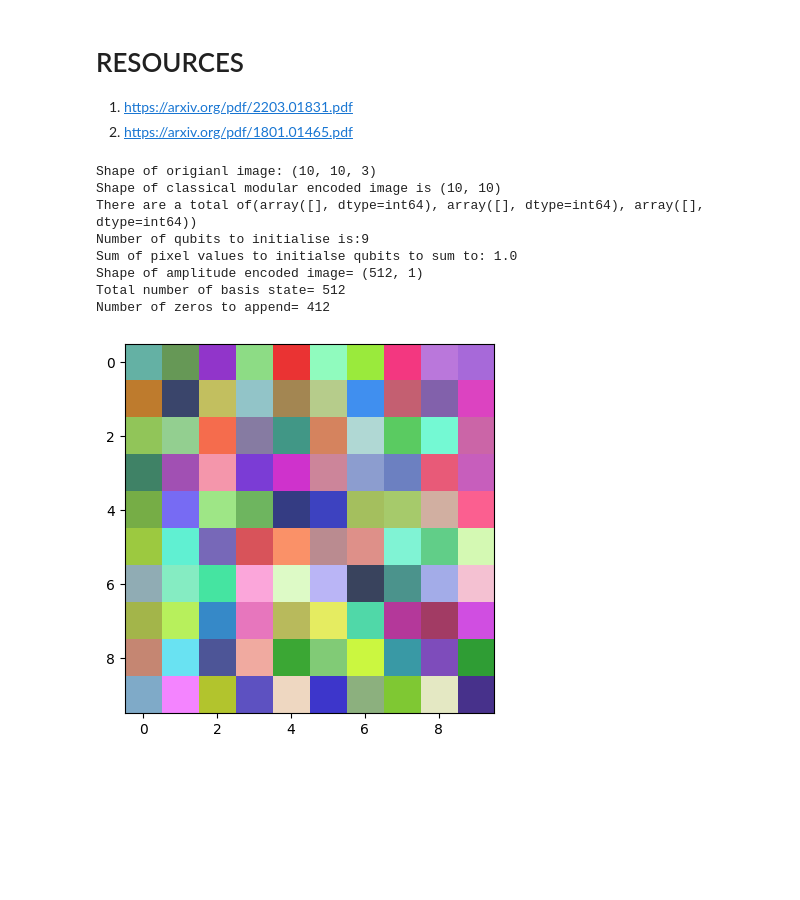
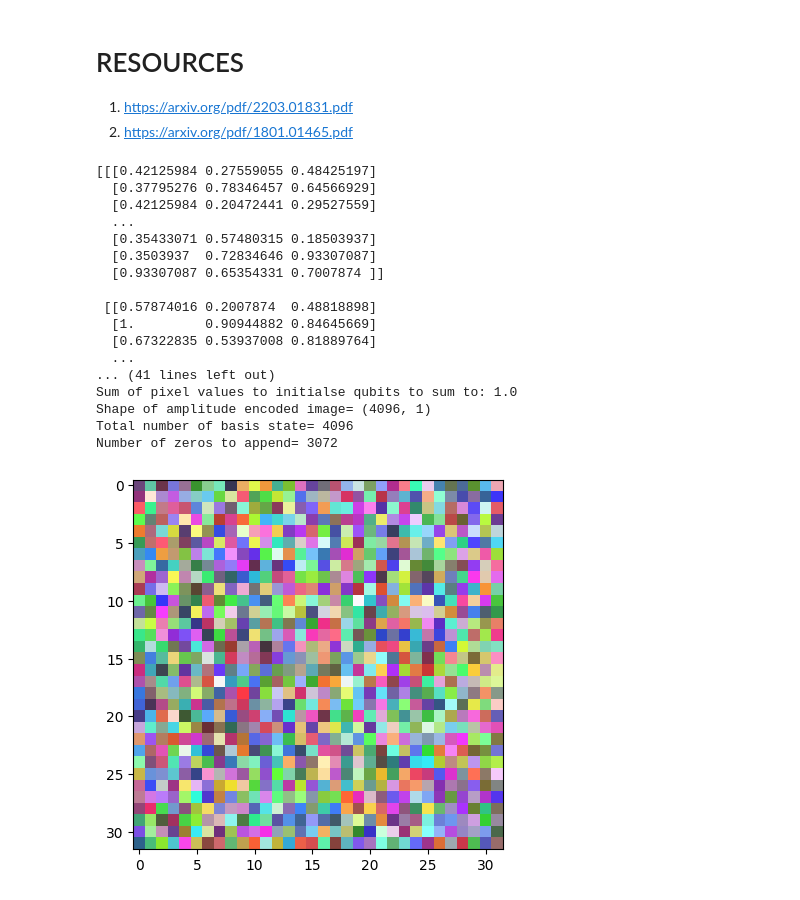
Before and after one commit to el-dAna/QC, a Jupyter notebook: hacathons/image_encoding.ipynb, the cells around one changed output. Drawn from its saved outputs; the diff is of its cells as text; code cells hidden in the pictures; blank space fills up the shorter version.

```diff
--- a/hacathons/image_encoding.ipynb
+++ b/hacathons/image_encoding.ipynb
@@ -49,7 +49,6 @@ def classical_encode(image, M=349, N=351):
   modular_image:ndarray -> array of modular encoded rgb image of shape (w,h)
   """
   r,g,b = image[:,:,0], image[:,:,1], image[:,:,2]
-  M,N = 349,351
   modular_image = (r*M*N)+(g*N)+b
   print("Shape of classical modular encoded image is", modular_image.shape)
   print(f"There are a total of{np.where(image==0)}")
@@ -111,44 +110,53 @@ image = np.array([[0, 0, 0, 0, 0, 0, 0, 0],
                   [0, 0, 0, 0, 0, 0, 0, 1]])
 from PIL import Image
 #Open the image
-image_width = 10
-image_height = 10
+image_width = 32
+image_height = 32
 M=1
 N=1
 image_path = '/workspaces/QC/murat.jpeg'
 
 image = Image.open(image_path)
 image = image.resize((image_width, image_height))
 image = np.array(image)
 
 image = np.random.randint(45, 255, size=3*image_width*image_height).reshape(image_width, image_height,3)
 #image = np.array((3,2,2,3,3,2,2,3)).reshape(2,4)
 #image = np.array((1,1,1,1)).reshape(2,2)
 #image = np.array((3,2,2,3)).reshape(2,2)
 # image = np.array((1,2,3,4)).reshape(2,2)
 #image = np.array((4,1,1,1,1,1,1,4)).reshape(2,4)
 #image = np.array((1,2,3,4,1,2,3,4)).reshape(2,4)
 
 image = image/np.max(image)
-
+print(image)
 print("Shape of origianl image:", image.shape)
 plt.imshow(image)
 modular_image = classical_encode(image, M=M, N=N)
 
 
 num_qubits = get_qubits(image_width=image_width, image_height=image_height)
 print(f"Number of qubits to initialise is:{num_qubits}")
 amplitude_encoded, rms, pixel_num, img_max = amplitude_encode(modular_image, num_qubits=num_qubits)
 # %% [output]
-Shape of origianl image: (10, 10, 3)
-Shape of classical modular encoded image is (10, 10)
-There are a total of(array([], dtype=int64), array([], dtype=int64), array([], dtype=int64))
-Number of qubits to initialise is:9
+[[[0.42125984 0.27559055 0.48425197]
+  [0.37795276 0.78346457 0.64566929]
+  [0.42125984 0.20472441 0.29527559]
+  ...
+  [0.35433071 0.57480315 0.18503937]
+  [0.3503937  0.72834646 0.93307087]
+  [0.93307087 0.65354331 0.7007874 ]]
+
+ [[0.57874016 0.2007874  0.48818898]
+  [1.         0.90944882 0.84645669]
+  [0.67322835 0.53937008 0.81889764]
+  ...
+... (41 lines left out)
 Sum of pixel values to initialse qubits to sum to: 1.0
-Shape of amplitude encoded image= (512, 1)
-Total number of basis state= 512
-Number of zeros to append= 412
+Shape of amplitude encoded image= (4096, 1)
+Total number of basis state= 4096
+Number of zeros to append= 3072
-[figure, old version]
+[figure, new version]
 # %%
 
 qc= QuantumCircuit(num_qubits)
```
Also changed, not shown: parts of 11 cells of this notebook.
